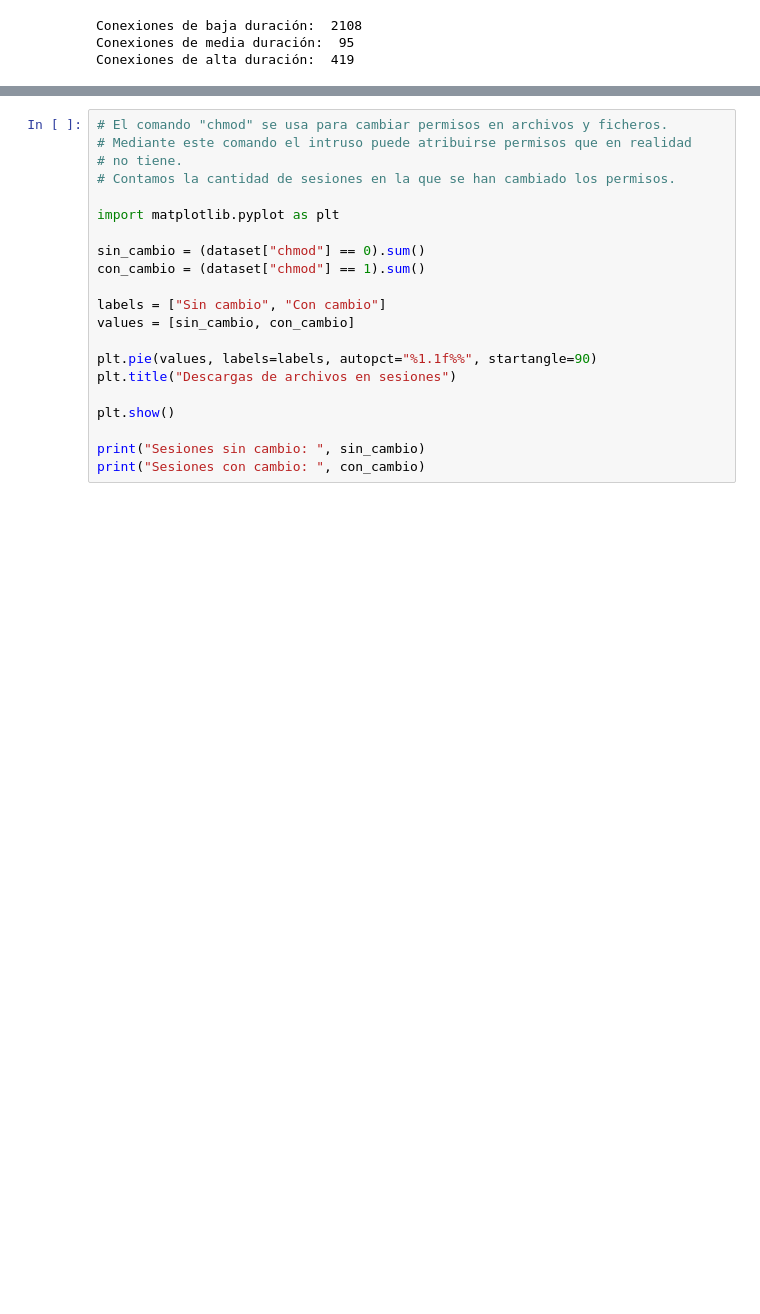
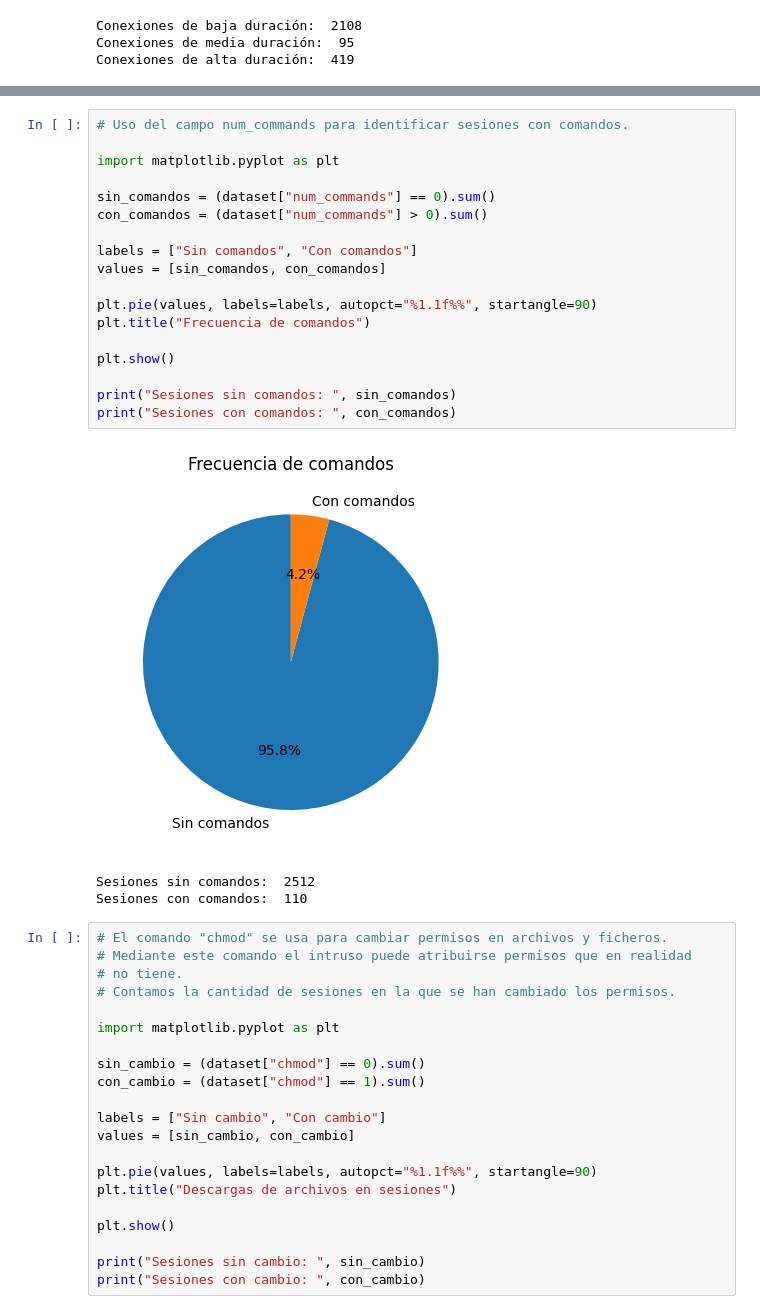
Before and after one commit to IkerAramendi/Honeypot-Intelligent-Attack-Classifier, a Jupyter notebook: script/DataProcessing.ipynb, the cells around one changed output, grey strips where cells are left out. Drawn from its saved outputs; the diff is of its cells as text; blank space fills up the shorter version.

Commit message:
Mas campos

```diff
--- a/script/DataProcessing.ipynb
+++ b/script/DataProcessing.ipynb
@@ -332,3 +380,25 @@ Name: count, dtype: int64
+# %%
+# Uso del campo num_commands para identificar sesiones con comandos.
+
+import matplotlib.pyplot as plt
+
+sin_comandos = (dataset["num_commands"] == 0).sum()
+con_comandos = (dataset["num_commands"] > 0).sum()
+
+labels = ["Sin comandos", "Con comandos"]
+values = [sin_comandos, con_comandos]
+
+plt.pie(values, labels=labels, autopct="%1.1f%%", startangle=90)
+plt.title("Frecuencia de comandos")
+
+plt.show()
+
+print("Sesiones sin comandos: ", sin_comandos)
+print("Sesiones con comandos: ", con_comandos)
+# %% [output]
+[figure, added]
+Sesiones sin comandos:  2512
+Sesiones con comandos:  110
 # %%
 # El comando "chmod" se usa para cambiar permisos en archivos y ficheros.
 # Mediante este comando el intruso puede atribuirse permisos que en realidad
```
Also changed, not shown: parts of 4 cells of this notebook.
